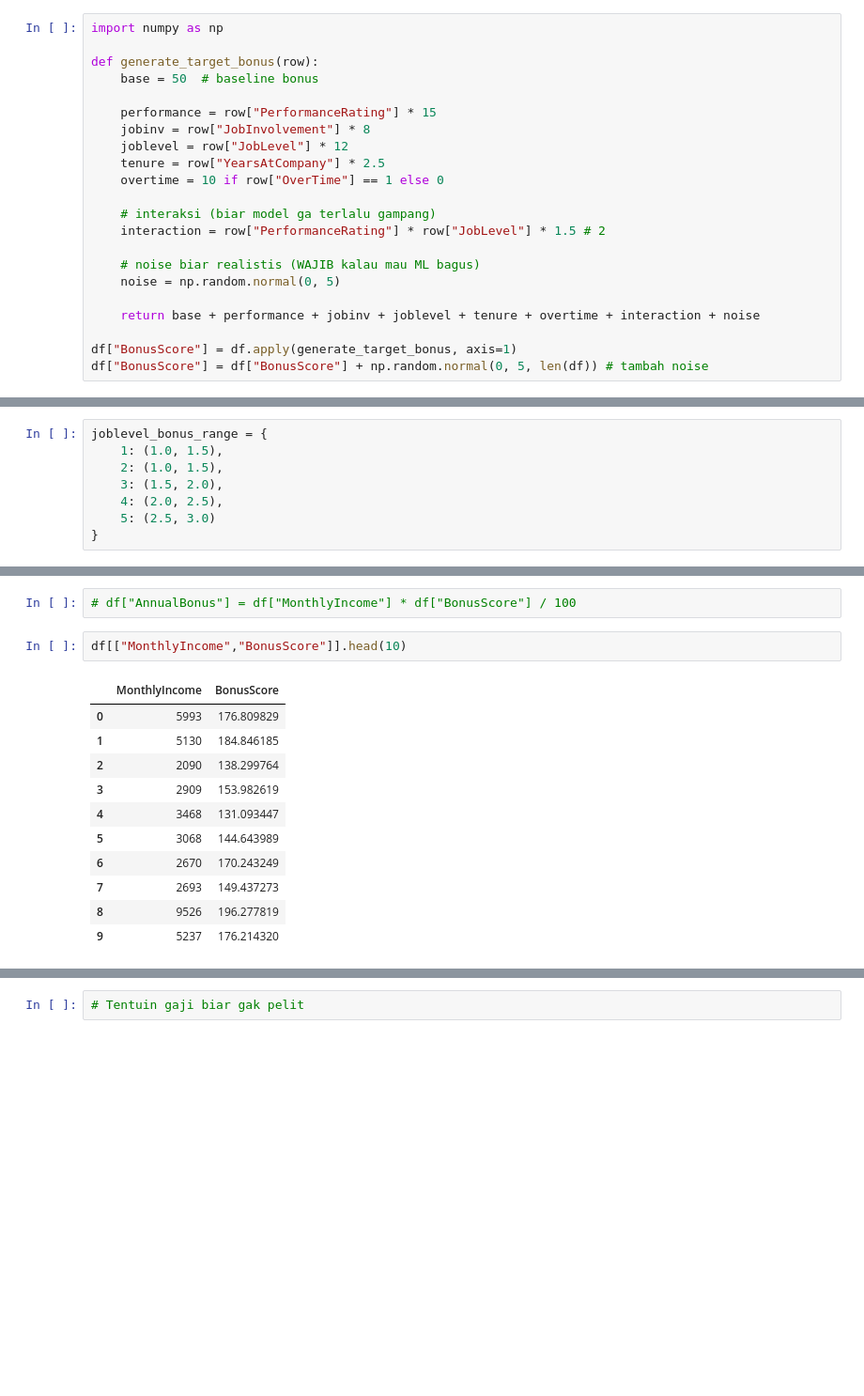
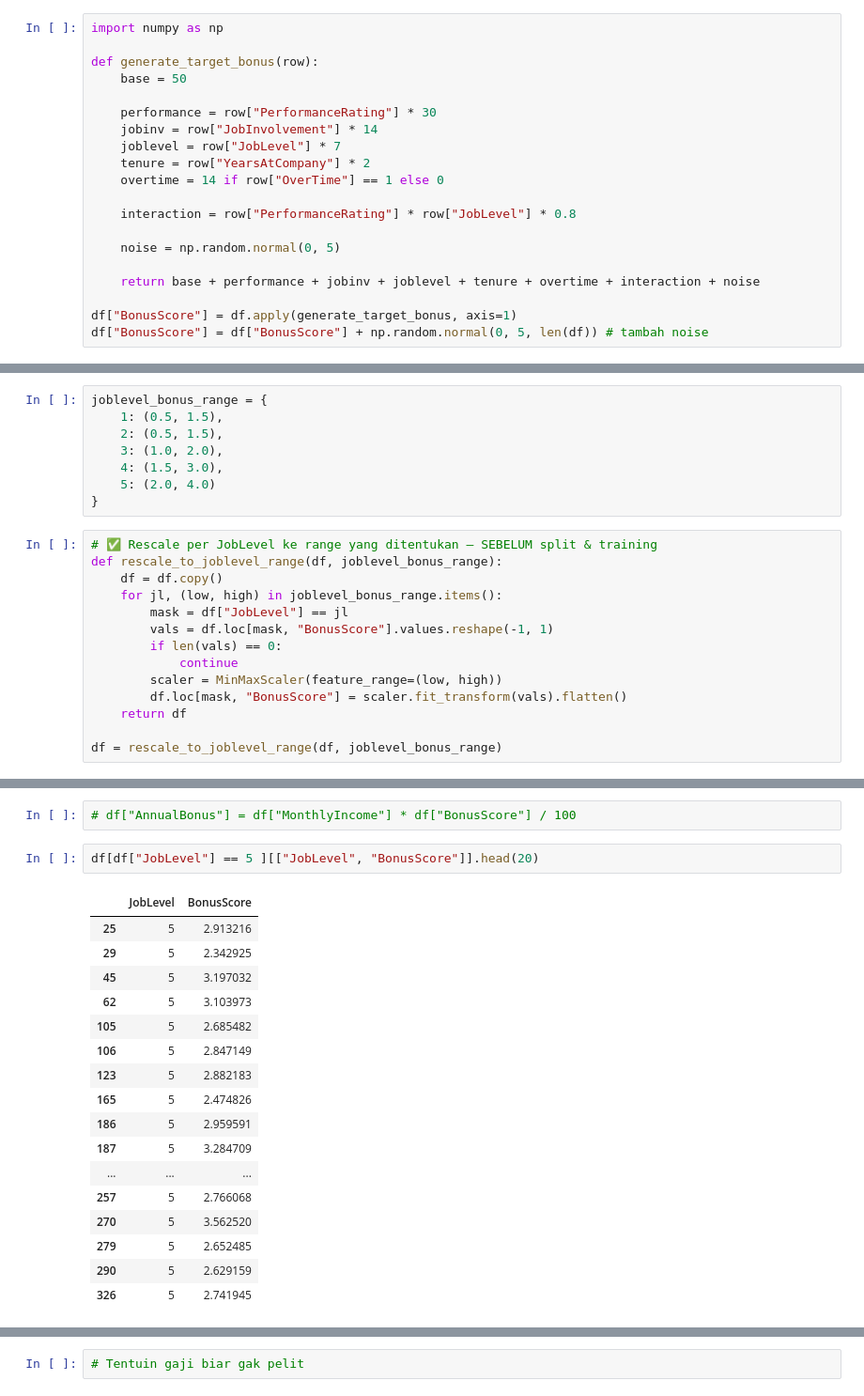
Before and after one commit to Surya221299/employee-bonus-optimization, a Jupyter notebook: employee-compensation-optimation.ipynb, the cells around one changed output, grey strips where cells are left out. Shown at 94% size. Drawn from its saved outputs; the diff is of its cells as text; blank space fills up the shorter version.

```diff
--- a/employee-compensation-optimation.ipynb
+++ b/employee-compensation-optimation.ipynb
@@ -474,18 +474,16 @@ def get_tenure_multiplier(years):
 import numpy as np
 
 def generate_target_bonus(row):
-    base = 50  # baseline bonus
+    base = 50
 
-    performance = row["PerformanceRating"] * 15
-    jobinv = row["JobInvolvement"] * 8
-    joblevel = row["JobLevel"] * 12
-    tenure = row["YearsAtCompany"] * 2.5
-    overtime = 10 if row["OverTime"] == 1 else 0
+    performance = row["PerformanceRating"] * 30
+    jobinv = row["JobInvolvement"] * 14
+    joblevel = row["JobLevel"] * 7
+    tenure = row["YearsAtCompany"] * 2
+    overtime = 14 if row["OverTime"] == 1 else 0
 
-    # interaksi (biar model ga terlalu gampang)
-    interaction = row["PerformanceRating"] * row["JobLevel"] * 1.5 # 2
+    interaction = row["PerformanceRating"] * row["JobLevel"] * 0.8
 
-    # noise biar realistis (WAJIB kalau mau ML bagus)
     noise = np.random.normal(0, 5)
 
     return base + performance + jobinv + joblevel + tenure + overtime + interaction + noise
@@ -542,9 +549,23 @@ def map_to_range(low, high, score):
 ## 4. Compute all multiplier
 # %%
 joblevel_bonus_range = {
-    1: (1.0, 1.5),
-    2: (1.0, 1.5),
-    3: (1.5, 2.0),
-    4: (2.0, 2.5),
-    5: (2.5, 3.0)
+    1: (0.5, 1.5),
+    2: (0.5, 1.5),
+    3: (1.0, 2.0),
+    4: (1.5, 3.0),
+    5: (2.0, 4.0)
 }
+# %%
+# ✅ Rescale per JobLevel ke range yang ditentukan — SEBELUM split & training
+def rescale_to_joblevel_range(df, joblevel_bonus_range):
+    df = df.copy()
+    for jl, (low, high) in joblevel_bonus_range.items():
+        mask = df["JobLevel"] == jl
+        vals = df.loc[mask, "BonusScore"].values.reshape(-1, 1)
+        if len(vals) == 0:
+            continue
+        scaler = MinMaxScaler(feature_range=(low, high))
+        df.loc[mask, "BonusScore"] = scaler.fit_transform(vals).flatten()
+    return df
+
+df = rescale_to_joblevel_range(df, joblevel_bonus_range)
@@ -634,17 +686,23 @@ pd.DataFrame({
 # %%
 # df["AnnualBonus"] = df["MonthlyIncome"] * df["BonusScore"] / 100
 # %%
-df[["MonthlyIncome","BonusScore"]].head(10)
+df[df["JobLevel"] == 5 ][["JobLevel", "BonusScore"]].head(20)
 # %% [output]
-|  | MonthlyIncome | BonusScore |
-| 0 | 5993 | 176.809829 |
-| 1 | 5130 | 184.846185 |
-| 2 | 2090 | 138.299764 |
-| 3 | 2909 | 153.982619 |
-| 4 | 3468 | 131.093447 |
-| 5 | 3068 | 144.643989 |
-| 6 | 2670 | 170.243249 |
-| 7 | 2693 | 149.437273 |
-| 8 | 9526 | 196.277819 |
-| 9 | 5237 | 176.214320 |
+|  | JobLevel | BonusScore |
+| 25 | 5 | 2.913216 |
+| 29 | 5 | 2.342925 |
+| 45 | 5 | 3.197032 |
+| 62 | 5 | 3.103973 |
+| 105 | 5 | 2.685482 |
+| 106 | 5 | 2.847149 |
+| 123 | 5 | 2.882183 |
+| 165 | 5 | 2.474826 |
+| 186 | 5 | 2.959591 |
+| 187 | 5 | 3.284709 |
+| ... | ... | ... |
+| 257 | 5 | 2.766068 |
+| 270 | 5 | 3.562520 |
+| 279 | 5 | 2.652485 |
+| 290 | 5 | 2.629159 |
+| 326 | 5 | 2.741945 |
 # %%
```
Also changed, not shown: parts of 22 cells of this notebook.
